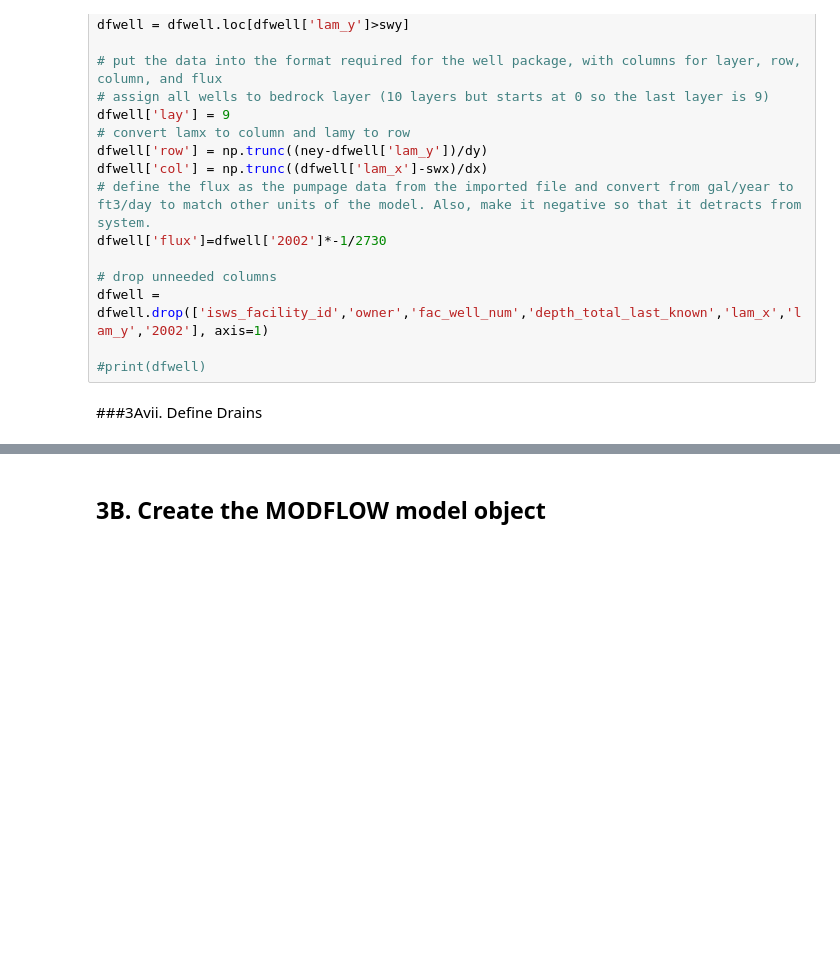
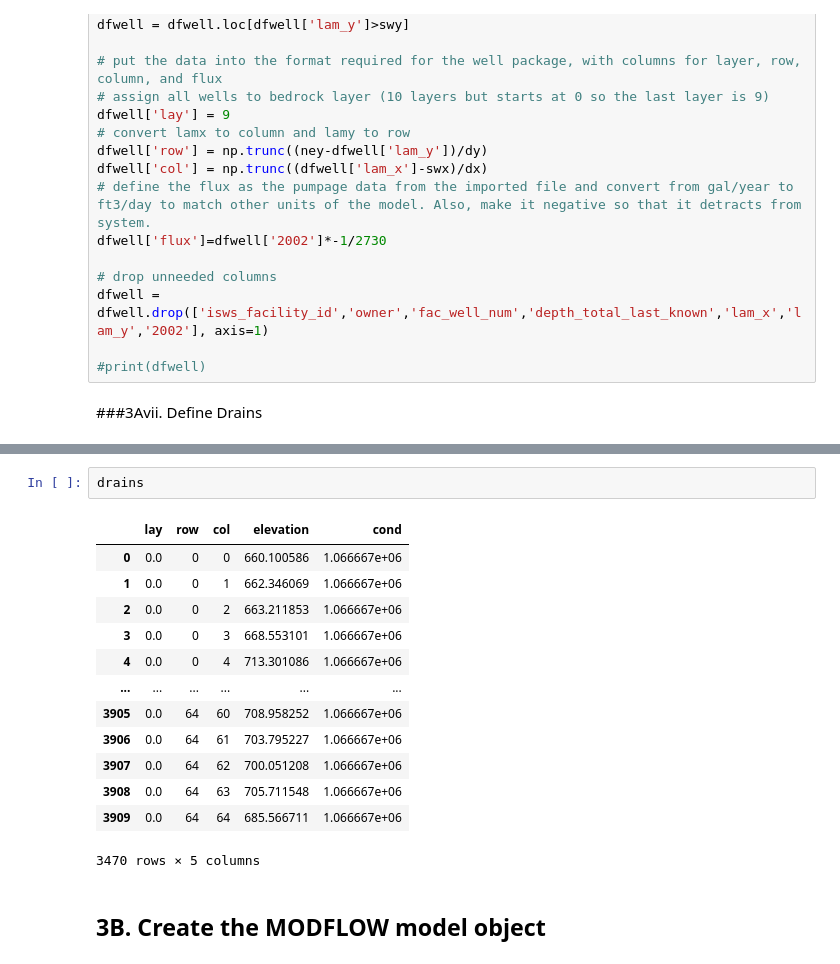
Before and after one commit to dbabrams/ShallowDolomite_Group, a Jupyter notebook: Summer2020_Model/WillCounty_Summer2020.ipynb, the cells around one changed output, grey strips where cells are left out. Drawn from its saved outputs; the diff is of its cells as text; blank space fills up the shorter version.

```diff
--- a/Summer2020_Model/WillCounty_Summer2020.ipynb
+++ b/Summer2020_Model/WillCounty_Summer2020.ipynb
@@ -445,3 +442,19 @@ print(row_ori-row_new,'rows are removed')
+# %%
+drains
+# %% [output]
+|  | lay | row | col | elevation | cond |
+| 0 | 0.0 | 0 | 0 | 660.100586 | 1.066667e+06 |
+| 1 | 0.0 | 0 | 1 | 662.346069 | 1.066667e+06 |
+| 2 | 0.0 | 0 | 2 | 663.211853 | 1.066667e+06 |
+| 3 | 0.0 | 0 | 3 | 668.553101 | 1.066667e+06 |
+| 4 | 0.0 | 0 | 4 | 713.301086 | 1.066667e+06 |
+| ... | ... | ... | ... | ... | ... |
+| 3905 | 0.0 | 64 | 60 | 708.958252 | 1.066667e+06 |
+| 3906 | 0.0 | 64 | 61 | 703.795227 | 1.066667e+06 |
+| 3907 | 0.0 | 64 | 62 | 700.051208 | 1.066667e+06 |
+| 3908 | 0.0 | 64 | 63 | 705.711548 | 1.066667e+06 |
+| 3909 | 0.0 | 64 | 64 | 685.566711 | 1.066667e+06 |
+3470 rows × 5 columns
 # %% [markdown]
 ## 3B. Create the MODFLOW model object
 # %%
```
Also changed, not shown: parts of 39 cells of this notebook.
